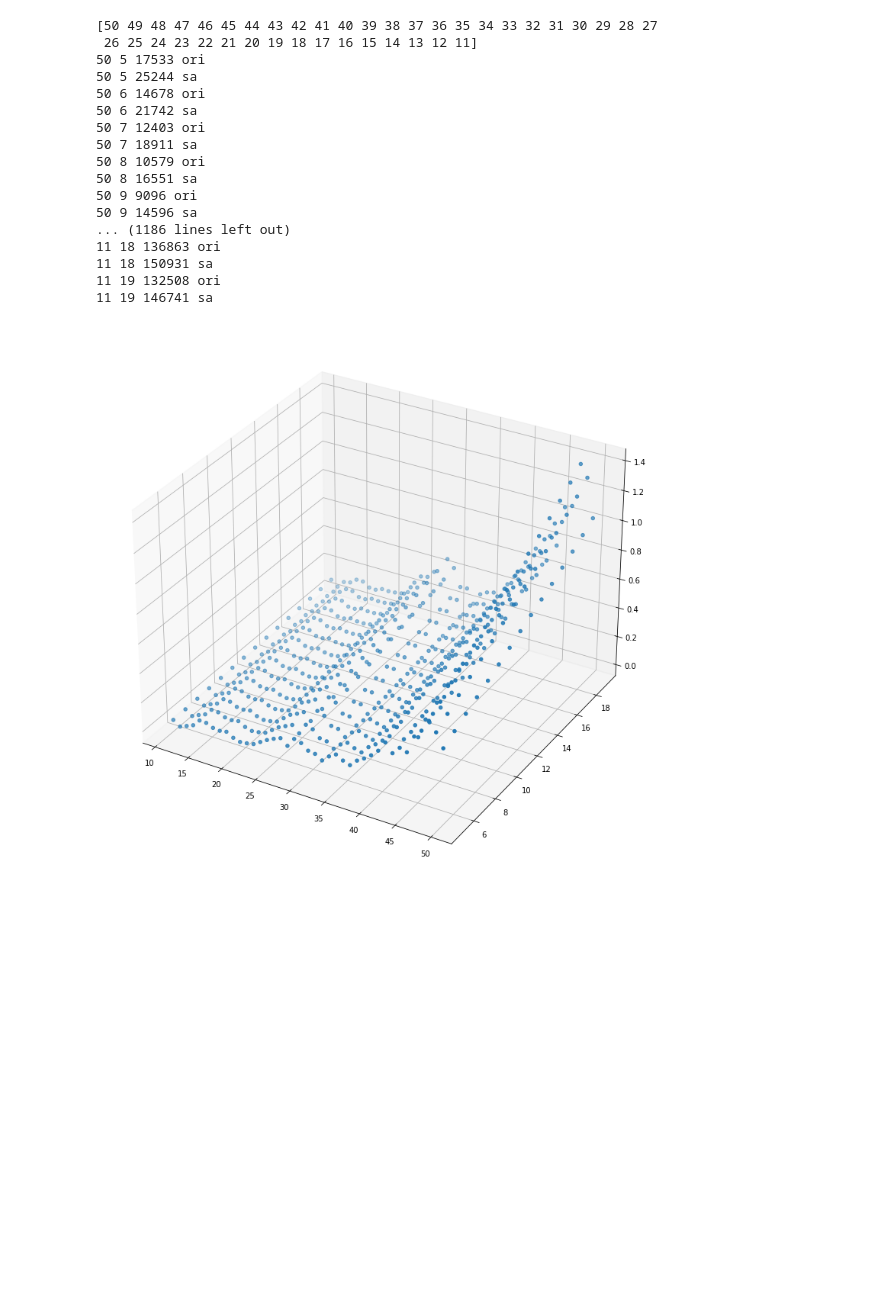
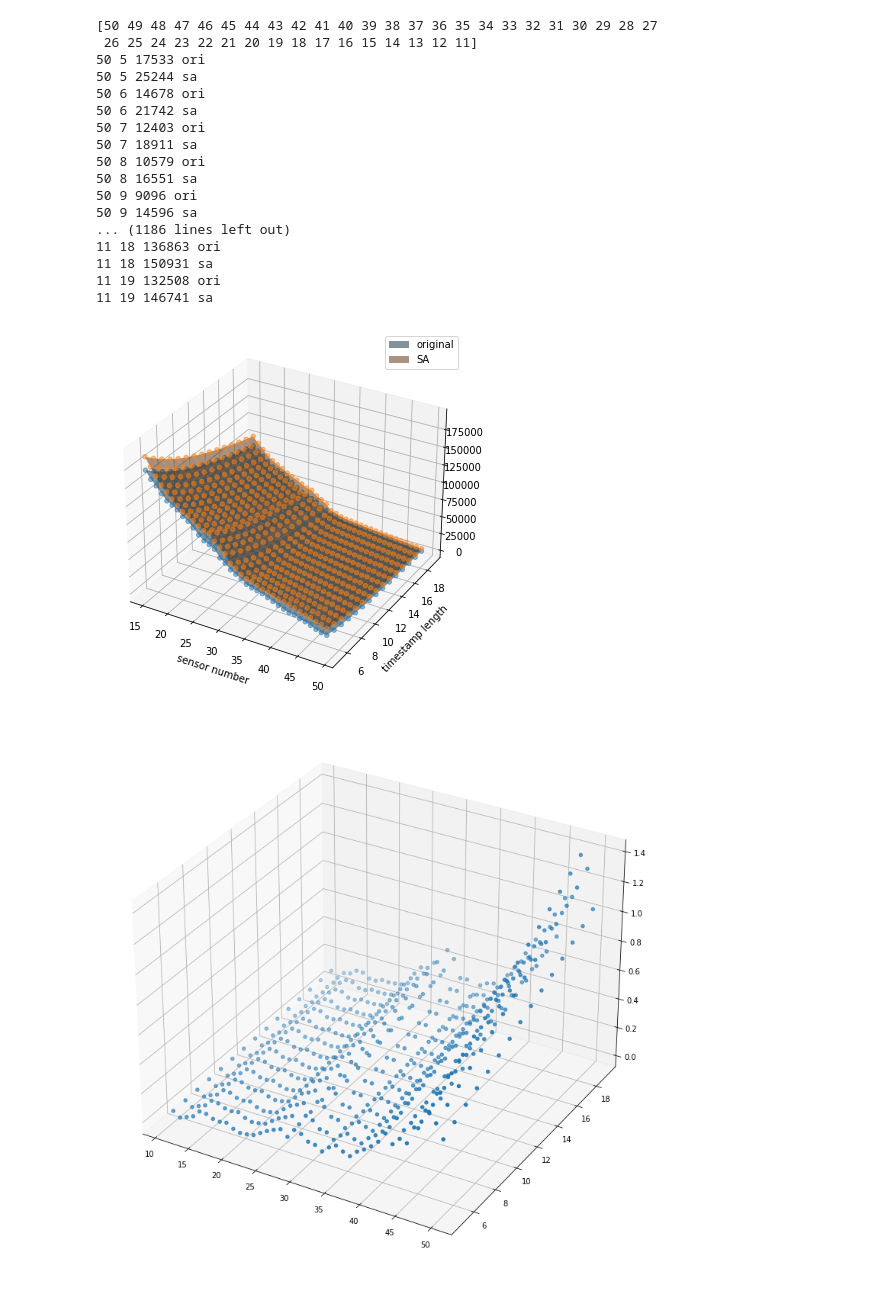
Before and after one commit to Esmidth/DCS, a Jupyter notebook: 27_sa_se_benchmark.ipynb, the cells around one changed output. Cells and saved outputs as stored; diff of their text form; code cells hidden in the pictures; blank space fills up the shorter version.

```diff
--- a/27_sa_se_benchmark.ipynb
+++ b/27_sa_se_benchmark.ipynb
@@ -120,6 +120,26 @@ for num in sensor_num:
 11 18 150931 sa
 11 19 132508 ori
 11 19 146741 sa
+# %%
+import pickle
+
+
+with open('all_results_0315.pkl','wb') as f:
+    pickle.dump(all_results,f)
+
+with open('all_results_sa_0315.pkl','wb') as f:
+    pickle.dump(all_results_sa,f)
+# %%
+import pickle
+
+
+with open('all_results_0315.pkl','rb') as f:
+    all_results = pickle.load(f)
+    # pickle.dump(all_results,f)
+
+with open('all_results_sa_0315.pkl','rb') as f:
+    # pickle.dump(all_results_sa,f)
+    all_results_sa = pickle.load(f)
 # %%
 sensor_num = np.arange(15,50,1)
 # %%
@@ -142,6 +162,51 @@ test_df_sa.to_excel('all_results_sa.xls')
 # %%
 test_np = test_df.to_numpy()
 test_np_sa = test_df_sa.to_numpy()
+# %%
+from matplotlib import cm
+from matplotlib.ticker import LinearLocator, FormatStrFormatter
+from mpl_toolkits.mplot3d import Axes3D
+
+
+fig = plt.figure(figsize=(5,5))
+
+ax = Axes3D(fig)
+# ax.view_init(45, 80)
+
+
+X,Y = np.meshgrid(sensor_num,windows)
+
+surf1 = ax.plot_surface(X,Y,test_np,alpha=0.5,rstride=1,cstride=1,label='original')
+surf2 = ax.plot_surface(X,Y,test_np_sa,alpha=0.5,rstride=1,cstride=1,label='SA')
+surf1._facecolors2d = surf1._facecolor3d
+surf1._edgecolors2d = surf1._edgecolor3d
+surf2._facecolors2d = surf2._facecolor3d
+surf2._edgecolors2d = surf2._edgecolor3d
+ax.set_xlabel('sensor number')
+ax.set_ylabel('timestamp length')
+# ax.set_zlabel('dataframes')
+# surf1._facecolors2d=surf1._facecolors3d
+
+
+ax.scatter(X,Y,test_np,alpha=0.5)
+ax.scatter(X,Y,test_np_sa,alpha=0.5)
+
+ax.legend()
+
+
+
+# fig.savefig('s_w_3d.png',dpi=300,pad_inches=0,bbox_inches='tight')
+
+percent = (test_np_sa - test_np)/test_np
+# ax.scatter(X,Y,percent)
+# ax.plot_surface(X,Y,percent,alpha=0.5)
+# ax.plot_surface(X,Y,percent,alpha=0.5,rstride=1,cstride=1)
+# fig.savefig('s_w_3d.png',dpi=300,pad_inches=0,bbox_inches='tight')
+fig.savefig('s_w_3d.pdf',format='pdf',bbox_inches='tight')
+
+# 此处需要一个指标
+# %% [output]
+[figure, added]
 # %%
 from matplotlib import cm
 from matplotlib.ticker import LinearLocator, FormatStrFormatter
```
Also changed, not shown: parts of 1 cell of this notebook, 13 other files.
